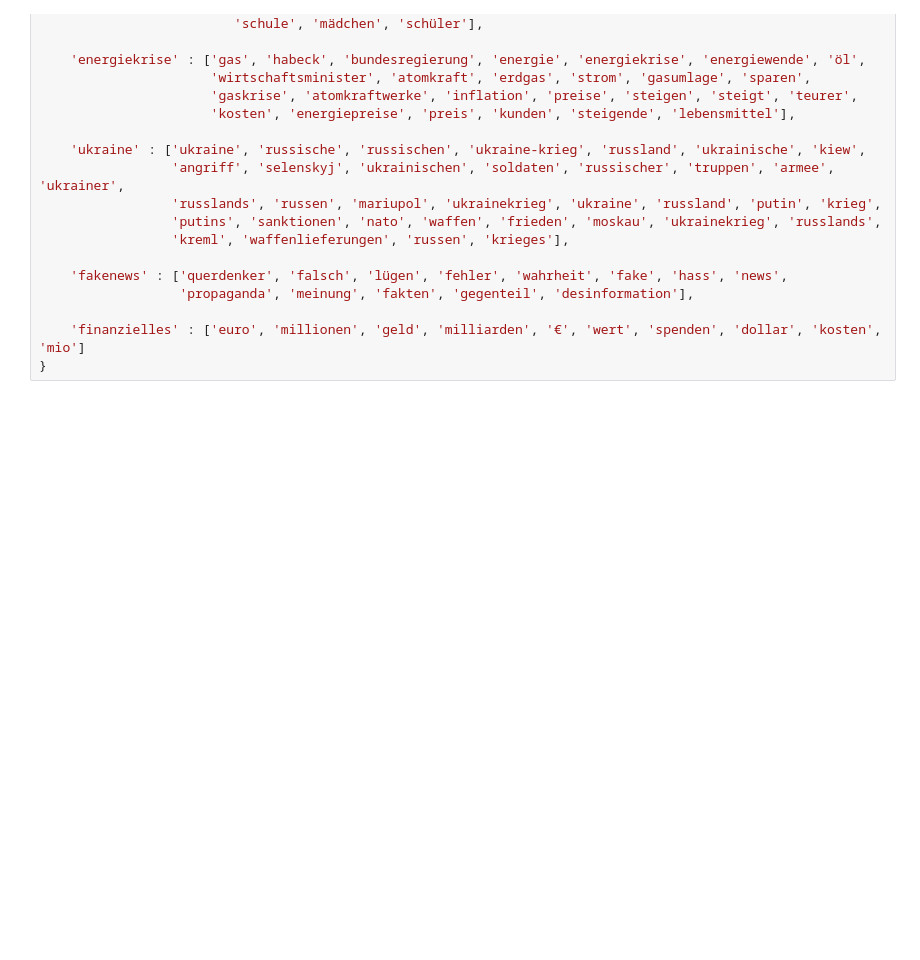
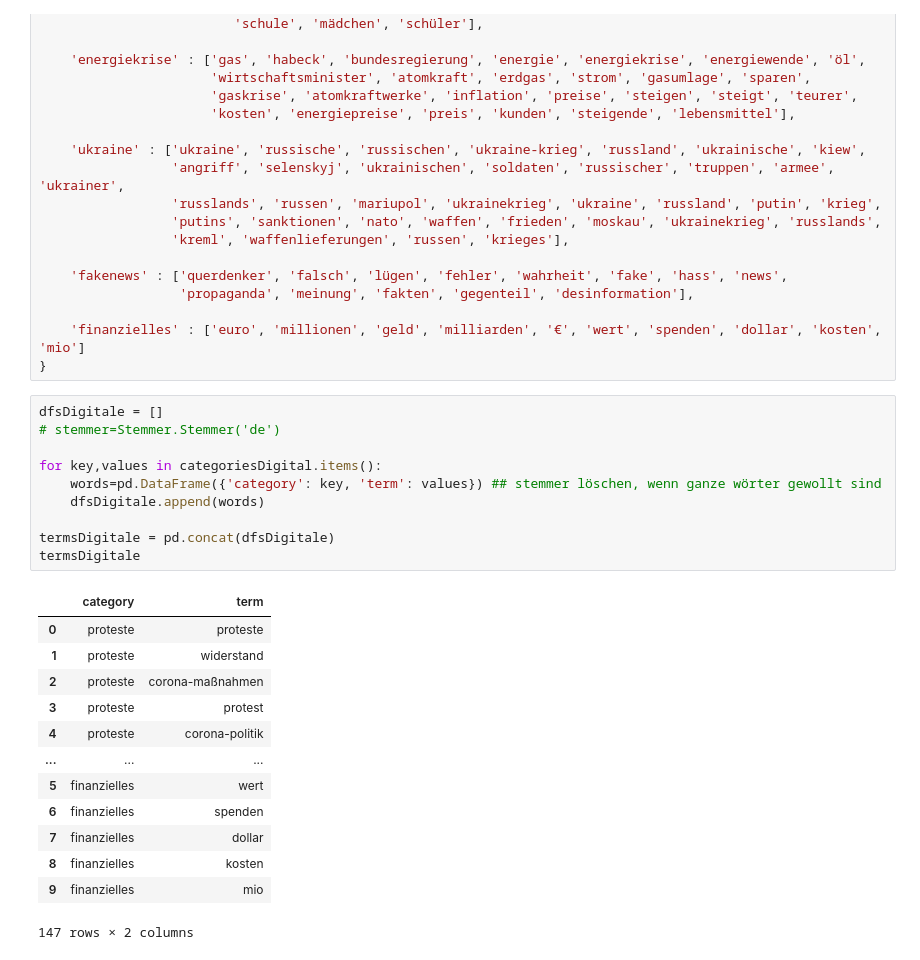
Before and after one commit to FWisniewski44/polResp-css, a Jupyter notebook: 034_BoW_digitale.ipynb, the cells around one changed output. Cells and saved outputs as stored; diff of their text form; blank space fills up the shorter version.

```diff
--- a/034_BoW_digitale.ipynb
+++ b/034_BoW_digitale.ipynb
@@ -76,3 +76,27 @@ categoriesDigital = {
 
     'finanzielles' : ['euro', 'millionen', 'geld', 'milliarden', '€', 'wert', 'spenden', 'dollar', 'kosten', 'mio']
 }
+# %%
+dfsDigitale = []
+# stemmer=Stemmer.Stemmer('de')
+
+for key,values in categoriesDigital.items():
+    words=pd.DataFrame({'category': key, 'term': values}) ## stemmer löschen, wenn ganze wörter gewollt sind
+    dfsDigitale.append(words)
+
+termsDigitale = pd.concat(dfsDigitale)
+termsDigitale
+# %% [output]
+|  | category | term |
+| 0 | proteste | proteste |
+| 1 | proteste | widerstand |
+| 2 | proteste | corona-maßnahmen |
+| 3 | proteste | protest |
+| 4 | proteste | corona-politik |
+| ... | ... | ... |
+| 5 | finanzielles | wert |
+| 6 | finanzielles | spenden |
+| 7 | finanzielles | dollar |
+| 8 | finanzielles | kosten |
+| 9 | finanzielles | mio |
+147 rows × 2 columns
```
Also changed, not shown: parts of 5 cells of this notebook, 3 other files.
